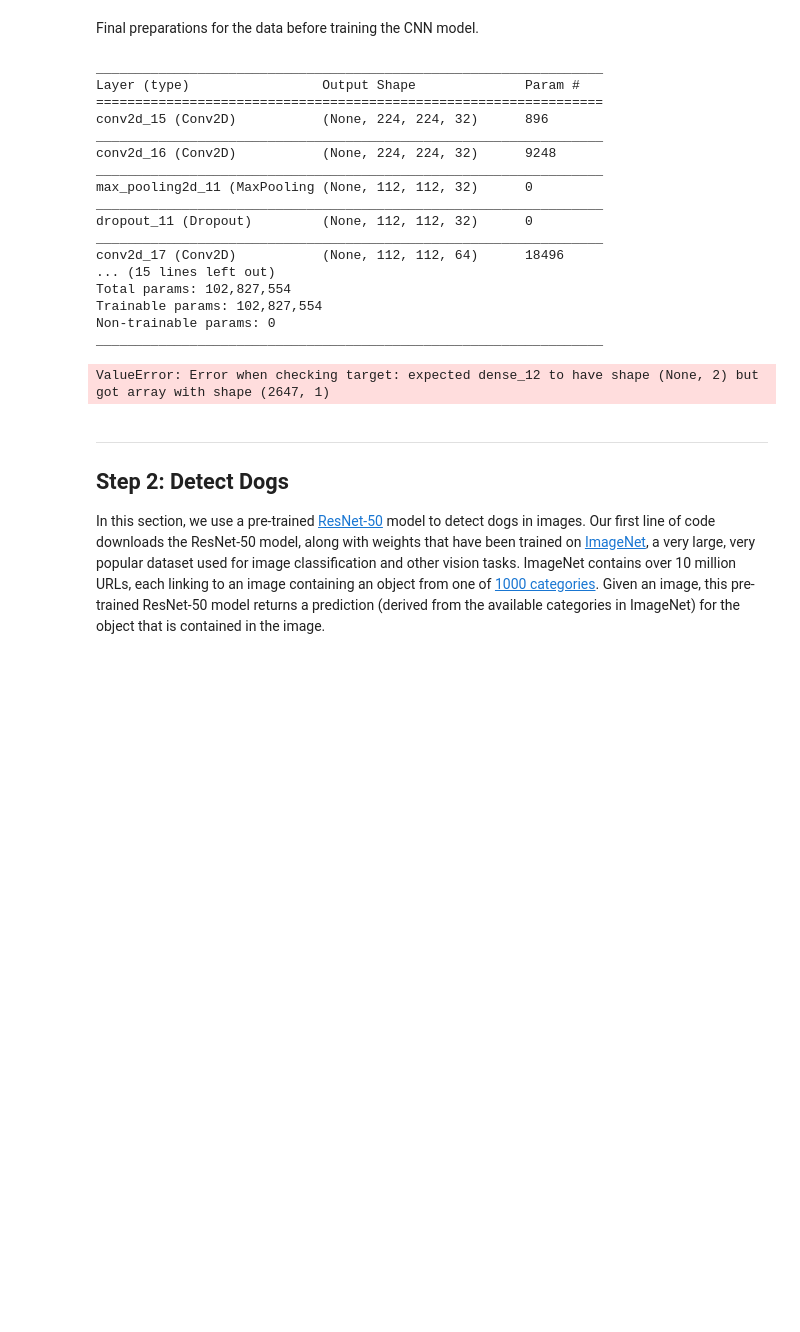
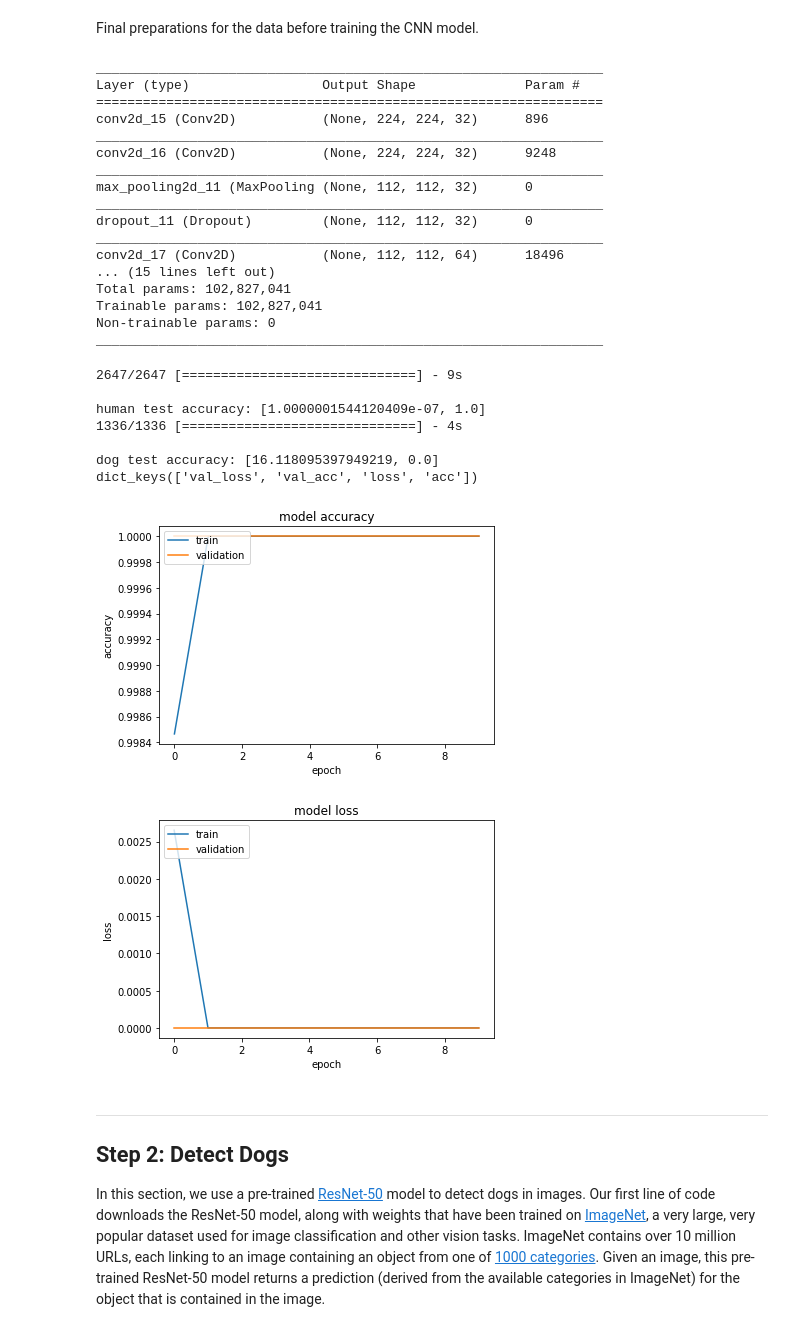
Before and after one commit to SophonAlpha/Udacity-dog-project, a Jupyter notebook: dog_app2.ipynb, the cells around one changed output. Cells and saved outputs as stored; diff of their text form; code cells hidden in the pictures; blank space fills up the shorter version.

```diff
--- a/dog_app2.ipynb
+++ b/dog_app2.ipynb
@@ -266,7 +265,7 @@ def plot_model_history(history):
 # %% [markdown]
 The first CNN we will test is the CNN that Alexis presented in her Keras tutorial videos. All models use in this notebook will be wrap in a function. This simplifies swapping different models in and out when running various experiments.
 # %%
-def udacity_amodel(x_train_shape):
+def udacity_model(x_train_shape):
     model = Sequential()
     model.add(Convolution2D(filters=16, kernel_size=2, padding='same', activation='relu',
                             input_shape=(x_train_shape[1:])))
@@ -440,13 +421,13 @@ def human_face_model(x_train_shape):
     model.add(Flatten())
     model.add(Dense(512, activation='relu'))
     model.add(Dropout(0.5))
-    model.add(Dense(2, activation='softmax'))
+    model.add(Dense(1, activation='sigmoid'))
 
     # initiate RMSprop optimizer
     opt = keras.optimizers.rmsprop(lr=0.0001, decay=1e-6)
 
     # Let's train the model using RMSprop
-    model.compile(loss='categorical_crossentropy', optimizer=opt, metrics=['accuracy'])
+    model.compile(loss='binary_crossentropy', optimizer='adam', metrics=['accuracy'])
 
     return model
 # %% [markdown]
@@ -508,7 +489,7 @@ x_res = 224
 y_res = 224
 train_images_human = files_to_tensors(human_files[:num_train_human], x_res, y_res)
 train_images_dogs = files_to_tensors(train_files[:num_train_dogs], x_res, y_res)
-train_images = np.concatenate(train_images_human, train_images_dogs)
+train_images = np.concatenate((train_images_human, train_images_dogs))
 train_labels = np.concatenate((np.full((num_train_human,1), 0, dtype=int),
                                np.full((num_train_dogs,1), 1, dtype=int)))
 test_images_human = files_to_tensors(human_files[-num_test_human:], x_res, y_res)
@@ -582,23 +563,23 @@ test_images_human = test_images_human.astype('float32')/255
 test_images_dogs = test_images_dogs.astype('float32')/255
 
 # one-hot encode the labels
-num_classes = len(np.unique(train_labels))
-train_labels = np_utils.to_categorical(train_labels, num_classes)
-test_labels_human = np_utils.to_categorical(test_labels_human, num_classes)
-test_labels_dogs = np_utils.to_categorical(test_labels_dogs, num_classes)
+#num_classes = len(np.unique(train_labels))
+#train_labels = np_utils.to_categorical(train_labels, num_classes)
+#test_labels_human = np_utils.to_categorical(test_labels_human, num_classes)
+#test_labels_dogs = np_utils.to_categorical(test_labels_dogs, num_classes)
 # %%
 # train the model
 model = human_face_model(train_images.shape)
 model.summary()
-model_file = 'saved_models/humandog_model_weights.hdf5'
+model_file = 'saved_models/humandog_sigmoid_model_weights.hdf5'
 model_file_path = Path(model_file)
 checkpointer = ModelCheckpoint(filepath=model_file, verbose=1,
                                save_best_only=True)
 if not(model_file_path.exists()):
-    history = model.fit(train_images, train_labels, batch_size=32, epochs=100,
-                        validation_split=0.2, callbacks=[checkpointer], verbose=2, shuffle=True)
+    history = model.fit(train_images[:num_train_human], train_labels[:num_train_human], batch_size=32, epochs=10,
+                        validation_split=0.2, callbacks=[checkpointer], verbose=1, shuffle=True)
     # save the history data for later evaluation and visualisation
-    pickle.dump(history.history, open('histories/humandog_model_history.pickle', 'wb'))
+    pickle.dump(history.history, open('histories/humandog_sigmoid_model_history.pickle', 'wb'))
 # %% [output]
 _________________________________________________________________
 Layer (type)                 Output Shape              Param #
@@ -613,24 +594,32 @@ dropout_11 (Dropout)         (None, 112, 112, 32)      0
 _________________________________________________________________
 conv2d_17 (Conv2D)           (None, 112, 112, 64)      18496
 ... (15 lines left out)
-Total params: 102,827,554
-Trainable params: 102,827,554
+Total params: 102,827,041
+Trainable params: 102,827,041
 Non-trainable params: 0
 _________________________________________________________________
 # %%
 # evaluate test accuracy
 model = human_face_model(train_images.shape)
 # model.summary()
-model.load_weights('saved_models/humandog_model_weights.hdf5')
+model.load_weights('saved_models/humandog_sigmoid_model_weights.hdf5')
 score = model.evaluate(test_images_human, test_labels_human)
 print('\nhuman test accuracy: {}'.format(score))
 score = model.evaluate(test_images_dogs, test_labels_dogs)
 print('\ndog test accuracy: {}'.format(score))
 # plotting of history values
-history = pickle.load(open('histories/humandog_model_history.pickle', 'rb'))
+history = pickle.load(open('histories/humandog_sigmoid_model_history.pickle', 'rb'))
 plot_model_history(history)
 # %% [output]
-ValueError: Error when checking target: expected dense_12 to have shape (None, 2) but got array with shape (2647, 1)
+2647/2647 [==============================] - 9s
+
+human test accuracy: [1.0000001544120409e-07, 1.0]
+1336/1336 [==============================] - 4s
+
+dog test accuracy: [16.118095397949219, 0.0]
+dict_keys(['val_loss', 'val_acc', 'loss', 'acc'])
+[figure, added]
+[figure, added]
 # %% [markdown]
 ---
 <a id='step2'></a>
```
Also changed, not shown: parts of 3 cells of this notebook, 2 other files.
